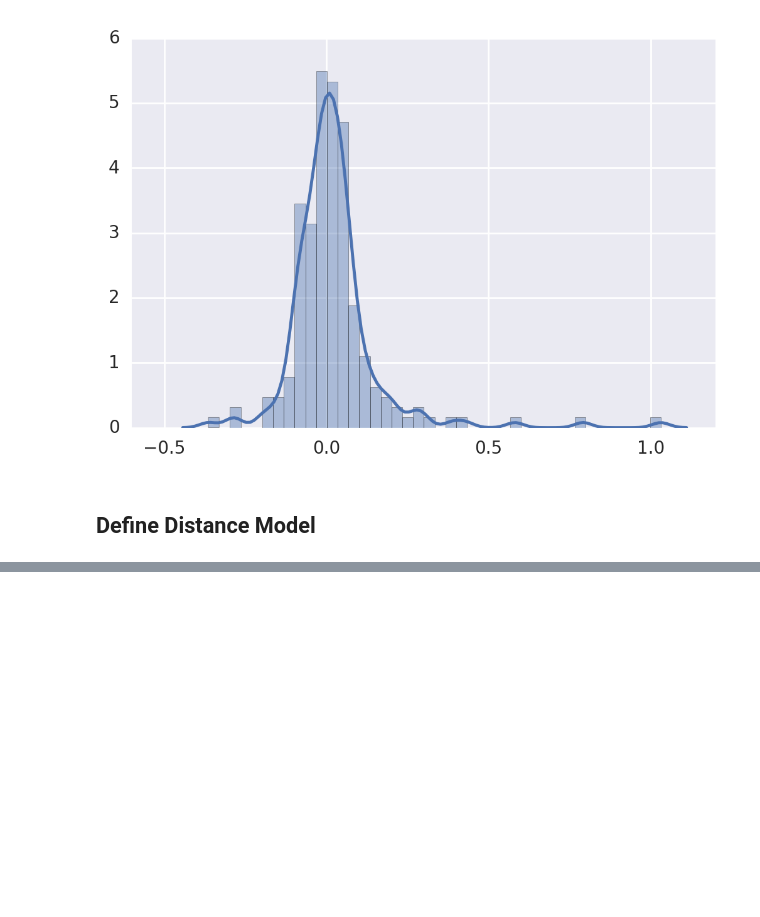
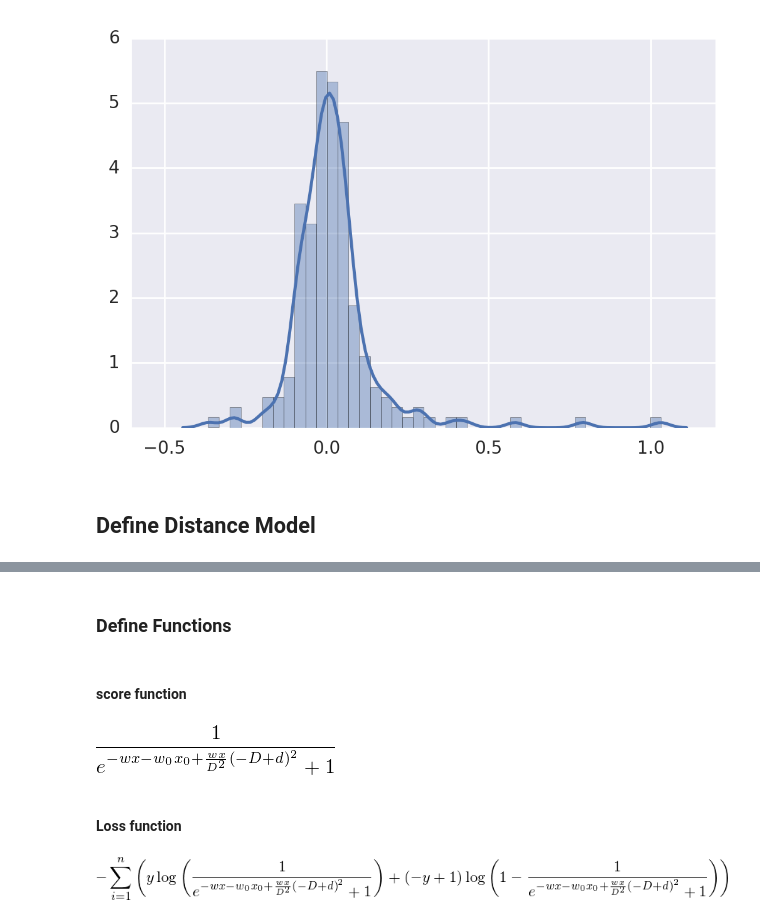
Before and after one commit to jenhantao/ipython-notebooks, a Jupyter notebook: Distance Model.ipynb, the cells around one changed output, grey strips where cells are left out. Saved outputs shown, nothing was run; the diff lists cells and outputs as text; code cells hidden in the pictures; blank space fills up the shorter version.

Commit message:
sympy printing working; trying to vectorize stuff

```diff
--- a/Distance Model.ipynb
+++ b/Distance Model.ipynb
@@ -289,0 +294,13 @@ import sympy
+# %%
+x = Symbol('x') # motif scores
+w = Symbol('w') # motif weights
+D = Symbol('D') # optimal distance
+d = Symbol('d') # distance to target motif
+x0 = Symbol('x0') # PU1 motif score
+w0 = Symbol('w0') # PU1 motif weight
+i = Symbol('i') # sample index
+n = Symbol('n') # number of samples
+y = Symbol('y') # label
+m = Symbol('m') # number of motifs
+# %% [markdown]
+### Define Functions
@@ -289,0 +310,10 @@ import sympy
+# %% [markdown]
+#### score function
+# %%
+h = 1/(1+sympy.exp(w*x*((d-D)/D)**2-w*x -w0*x0))
+# %%
+h
+# %% [output]
+[figure, added]
+# %% [markdown]
+#### Loss function
@@ -289,0 +322,4 @@ import sympy
+# %%
+j
+# %% [output]
+[figure, added]
```
Also changed, not shown: parts of 16 cells of this notebook.
